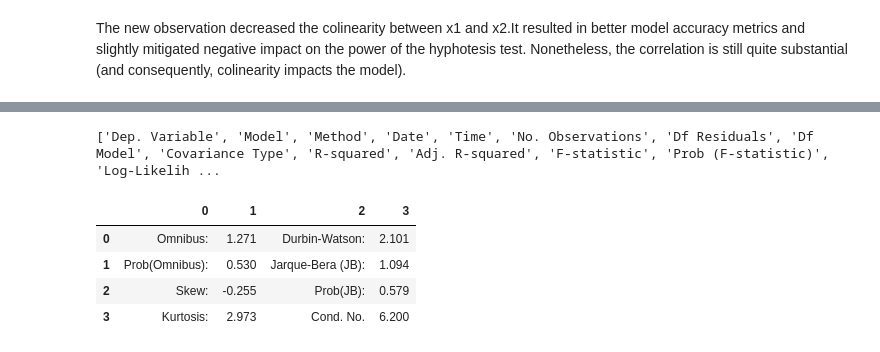
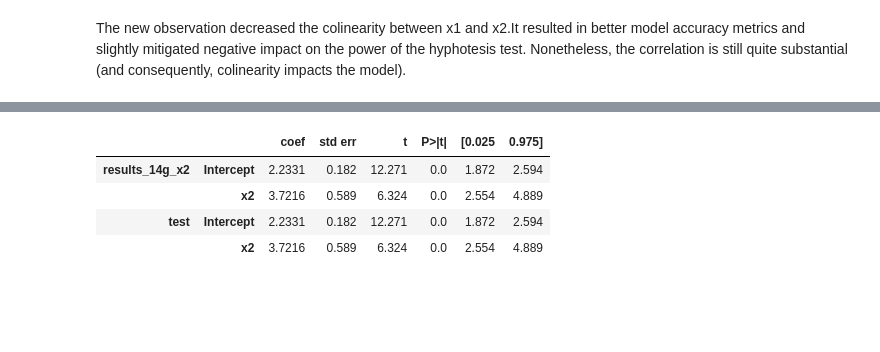
Before and after one commit to pi00trek/stats-ml, a Jupyter notebook: ISLR/3. linear regression - islr.ipynb, the cells around one changed output, grey strips where cells are left out. Saved outputs shown, nothing was run; the diff lists cells and outputs as text; code cells hidden in the pictures; blank space fills up the shorter version.

```diff
--- a/ISLR/3. linear regression - islr.ipynb
+++ b/ISLR/3. linear regression - islr.ipynb
@@ -1385,23 +1374,0 @@ results_14g_x2.summary().tables[1]
-# %%
-temp = pd.read_html(results_14g_x2.summary().as_html())[0]
-# 1-coefficients, 2-remaining summary part
-
-new_col_names = ['name', 'value']
-
-
-new_df = pd.DataFrame(columns=new_col_names)
-
-
-temp1 = temp.iloc[:, 0:2]
-temp1.columns = new_col_names
-
-temp2 = temp.iloc[:, 2:4].dropna()
-temp2.columns = new_col_names
-
-new_df = pd.concat([new_df,temp1, temp2], ignore_index=True)
-new_df['for_index'] = 'results_14g_x2'
-new_df_ordered_cols = new_df['name'].values
-
-res = new_df.pivot(index='for_index', columns='name', values='value')
-res = res[new_df_ordered_cols]
-res
@@ -1412,16 +1375,3 @@ res
 # %%
 # with open("file.html", "w") as file:
 #     file.write(results_14g_x2.summary().as_html())
-# %%
-print([i.strip(':') for i in res.columns.to_list()])
-# %% [output]
-['Dep. Variable', 'Model', 'Method', 'Date', 'Time', 'No. Observations', 'Df Residuals', 'Df Model', 'Covariance Type', 'R-squared', 'Adj. R-squared', 'F-statistic', 'Prob (F-statistic)', 'Log-Likelih ...
-# %%
-temp =pd.read_html(results_14g_x2.summary().as_html())
-temp[2]
-# %% [output]
-|  | 0 | 1 | 2 | 3 |
-| 0 | Omnibus: | 1.271 | Durbin-Watson: | 2.101 |
-| 1 | Prob(Omnibus): | 0.530 | Jarque-Bera (JB): | 1.094 |
-| 2 | Skew: | -0.255 | Prob(JB): | 0.579 |
-| 3 | Kurtosis: | 2.973 | Cond. No. | 6.200 |
@@ -1427,0 +1461,16 @@ temp[2]
+# %%
+inp = results_14g_x2.summary()
+
+
+a = OLSComparison()
+a.add_results(inp, 'results_14g_x2')
+a.add_results(inp, 'test')
+# %%
+ii = pd.MultiIndex.from_tuples(a.coef_summary.index)
+a.coef_summary.set_index(ii, inplace=True)
+# %% [output]
+|  |  | coef | std err | t | P>|t| | [0.025 | 0.975] |
+| results_14g_x2 | Intercept | 2.2331 | 0.182 | 12.271 | 0.0 | 1.872 | 2.594 |
+|  | x2 | 3.7216 | 0.589 | 6.324 | 0.0 | 2.554 | 4.889 |
+| test | Intercept | 2.2331 | 0.182 | 12.271 | 0.0 | 1.872 | 2.594 |
+|  | x2 | 3.7216 | 0.589 | 6.324 | 0.0 | 2.554 | 4.889 |
```
Also changed, not shown: parts of 19 cells of this notebook.
